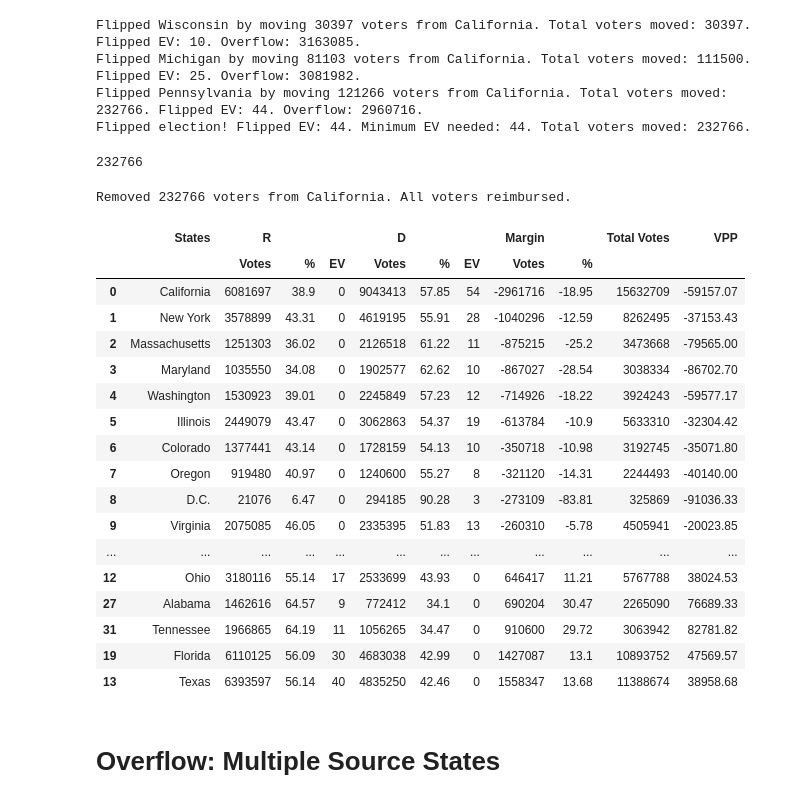
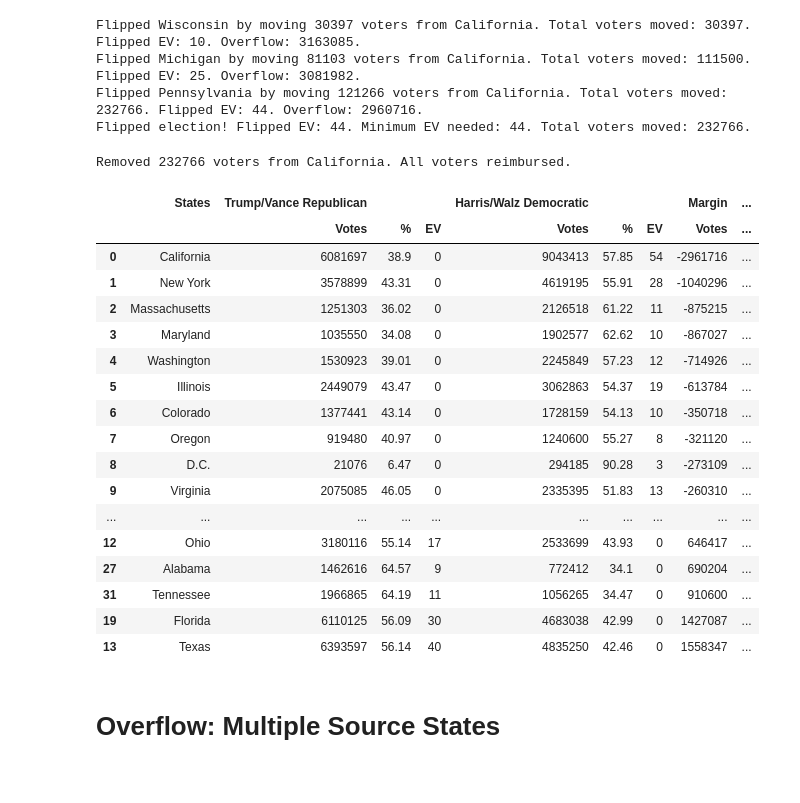
Before and after one commit to yashas-anil/election-flippers, a Jupyter notebook: 2024_election_flippers.ipynb, the cells around one changed output. Saved outputs shown, nothing was run; the diff lists cells and outputs as text; code cells hidden in the pictures.

```diff
--- a/2024_election_flippers.ipynb
+++ b/2024_election_flippers.ipynb
@@ -147,6 +166,6 @@ Name: 56, dtype: object
 # %% [markdown]
 Voters per Point (VPP) is a metric to determine whether a state should be flipped. It is defined as Margin(voters)/StateEV, and tells us how many voters each flipped EV point "costs". Therefore we want to start our flipping algorithm on those with the lowest VPP, which have the most value for their cost. Additionally, when using an underflow algorithm, we want to sacrifice our high VPP states, because they are the least worth flipping.
 # %%
-num_df['VPP']=num_df["Margin"]['Votes']/(num_df["D"]['EV']+num_df["R"]['EV'])
+num_df['VPP']=num_df["Margin"]['Votes']/(num_df[oglos]['EV']+num_df[ogwin]['EV'])
 num_df['VPP']=num_df['VPP'].astype(float).round(2)
 # sort_df=num_df.sort_values(by='VPP')
@@ -162,12 +176,12 @@ Algorithm also has to keep track of votes being siphoned from source states
 # %%
 # Minimum EV
 import math
-nat_total_EV=national[("R","EV")]+national[("D","EV")]
+nat_total_EV=national[(ogwin,"EV")]+national[(oglos,"EV")]
 if nat_total_EV%2==0:
   threshold_EV=int(nat_total_EV/2)+1
 else:
   threshold_EV=math.ceil(nat_total_EV/2)
-minimum_EV=threshold_EV-national[("D","EV")] #the minimum EV to flip to flip the entire election
+minimum_EV=threshold_EV-national[(oglos,"EV")] #the minimum EV to flip to flip the entire election
 minimum_EV
 # %% [output]
 44
@@ -280,14 +247,14 @@ while i<sources and j<len(mol_df): # while we still have source states and targe
 
     state_voters_moved=target_state.loc[("Margin","Votes")]+mini_margin
     # change votes
-    mol_df.loc[j,("D","Votes")]=int(mol_df.loc[j,("D","Votes")])+state_voters_moved
+    mol_df.loc[j,(oglos,"Votes")]=int(mol_df.loc[j,(oglos,"Votes")])+state_voters_moved
     mol_df.loc[j,"Total Votes"]=int(mol_df["Total Votes"].iloc[j])+state_voters_moved
     mol_df.loc[j,("Margin","Votes")]=mini_margin*(-1)
 
     # change EV
-    flipped_EV=flipped_EV+mol_df.loc[j,("R","EV")]
-    mol_df.loc[j,("D","EV")]=mol_df.loc[j,("R","EV")]
-    mol_df.loc[j,("R","EV")]=0
+    flipped_EV=flipped_EV+mol_df.loc[j,(ogwin,"EV")]
+    mol_df.loc[j,(oglos,"EV")]=mol_df.loc[j,(ogwin,"EV")]
+    mol_df.loc[j,(ogwin,"EV")]=0
 
     # change overflow
     overflow=overflow-state_voters_moved
@@ -318,10 +285,6 @@ Flipped Wisconsin by moving 30397 voters from California. Total voters moved: 30
 Flipped Michigan by moving 81103 voters from California. Total voters moved: 111500. Flipped EV: 25. Overflow: 3081982.
 Flipped Pennsylvania by moving 121266 voters from California. Total voters moved: 232766. Flipped EV: 44. Overflow: 2960716.
 Flipped election! Flipped EV: 44. Minimum EV needed: 44. Total voters moved: 232766.
-# %%
-total_voters_moved
-# %% [output]
-232766
 # %%
 # update the source states
 mow_df=losers_df.copy(deep=True)
@@ -333,7 +296,7 @@ while i<sources:
         state_voters_removed=mow_df.loc[i,("Margin","Votes")]*(-1)-mini_margin
 
         # change votes
-        mow_df.loc[i,("D","Votes")]=int(mow_df.loc[i,("D","Votes")])-state_voters_removed
+        mow_df.loc[i,(oglos,"Votes")]=int(mow_df.loc[i,(oglos,"Votes")])-state_voters_removed
         mow_df.loc[i,"Total Votes"]=int(mow_df["Total Votes"].iloc[i])-state_voters_removed
         mow_df.loc[i,("Margin","Votes")]=mini_margin*(-1)
 
@@ -343,7 +306,7 @@ while i<sources:
         state_voters_removed=reimburse
 
         # change votes
-        mow_df.loc[i,("D","Votes")]=int(mow_df.loc[i,("D","Votes")])-state_voters_removed
+        mow_df.loc[i,(oglos,"Votes")]=int(mow_df.loc[i,(oglos,"Votes")])-state_voters_removed
         mow_df.loc[i,"Total Votes"]=int(mow_df["Total Votes"].iloc[i])-state_voters_removed
         mow_df.loc[i,("Margin","Votes")]=mow_df.loc[i,("Margin","Votes")]+state_voters_removed
 
@@ -357,32 +320,32 @@ Removed 232766 voters from California. All voters reimbursed.
 # %%
 # concatenate the winner and loser
 mfinal_df=pd.concat([mol_df,mow_df]).sort_values(by=[("Margin","Votes")])
 
 #update percentages
-mfinal_df.loc[:,("D","%")]=(mfinal_df.loc[:,("D","Votes")]/mfinal_df.loc[:,"Total Votes"]).astype(float).round(4)*100
-mfinal_df.loc[:,("R","%")]=(mfinal_df.loc[:,("R","Votes")]/mfinal_df.loc[:,"Total Votes"]).astype(float).round(4)*100
+mfinal_df.loc[:,(oglos,"%")]=(mfinal_df.loc[:,(oglos,"Votes")]/mfinal_df.loc[:,"Total Votes"]).astype(float).round(4)*100
+mfinal_df.loc[:,(ogwin,"%")]=(mfinal_df.loc[:,(ogwin,"Votes")]/mfinal_df.loc[:,"Total Votes"]).astype(float).round(4)*100
 mfinal_df.loc[:,("Margin","%")]=(mfinal_df.loc[:,("Margin","Votes")]/mfinal_df.loc[:,"Total Votes"]).astype(float).round(4)*100
 
 mfinal_df
 # %% [output]
-|  | States | R |  |  | D |  |  | Margin |  | Total Votes | VPP |
-|  |  | Votes | % | EV | Votes | % | EV | Votes | % |  |  |
-| 0 | California | 6081697 | 38.9 | 0 | 9043413 | 57.85 | 54 | -2961716 | -18.95 | 15632709 | -59157.07 |
-| 1 | New York | 3578899 | 43.31 | 0 | 4619195 | 55.91 | 28 | -1040296 | -12.59 | 8262495 | -37153.43 |
-| 2 | Massachusetts | 1251303 | 36.02 | 0 | 2126518 | 61.22 | 11 | -875215 | -25.2 | 3473668 | -79565.00 |
-| 3 | Maryland | 1035550 | 34.08 | 0 | 1902577 | 62.62 | 10 | -867027 | -28.54 | 3038334 | -86702.70 |
-| 4 | Washington | 1530923 | 39.01 | 0 | 2245849 | 57.23 | 12 | -714926 | -18.22 | 3924243 | -59577.17 |
-| 5 | Illinois | 2449079 | 43.47 | 0 | 3062863 | 54.37 | 19 | -613784 | -10.9 | 5633310 | -32304.42 |
-| 6 | Colorado | 1377441 | 43.14 | 0 | 1728159 | 54.13 | 10 | -350718 | -10.98 | 3192745 | -35071.80 |
-| 7 | Oregon | 919480 | 40.97 | 0 | 1240600 | 55.27 | 8 | -321120 | -14.31 | 2244493 | -40140.00 |
-| 8 | D.C. | 21076 | 6.47 | 0 | 294185 | 90.28 | 3 | -273109 | -83.81 | 325869 | -91036.33 |
-| 9 | Virginia | 2075085 | 46.05 | 0 | 2335395 | 51.83 | 13 | -260310 | -5.78 | 4505941 | -20023.85 |
-| ... | ... | ... | ... | ... | ... | ... | ... | ... | ... | ... | ... |
-| 12 | Ohio | 3180116 | 55.14 | 17 | 2533699 | 43.93 | 0 | 646417 | 11.21 | 5767788 | 38024.53 |
-| 27 | Alabama | 1462616 | 64.57 | 9 | 772412 | 34.1 | 0 | 690204 | 30.47 | 2265090 | 76689.33 |
-| 31 | Tennessee | 1966865 | 64.19 | 11 | 1056265 | 34.47 | 0 | 910600 | 29.72 | 3063942 | 82781.82 |
-| 19 | Florida | 6110125 | 56.09 | 30 | 4683038 | 42.99 | 0 | 1427087 | 13.1 | 10893752 | 47569.57 |
-| 13 | Texas | 6393597 | 56.14 | 40 | 4835250 | 42.46 | 0 | 1558347 | 13.68 | 11388674 | 38958.68 |
+|  | States | Trump/Vance Republican |  |  | Harris/Walz Democratic |  |  | Margin | ... |
+|  |  | Votes | % | EV | Votes | % | EV | Votes | ... |
+| 0 | California | 6081697 | 38.9 | 0 | 9043413 | 57.85 | 54 | -2961716 | ... |
+| 1 | New York | 3578899 | 43.31 | 0 | 4619195 | 55.91 | 28 | -1040296 | ... |
+| 2 | Massachusetts | 1251303 | 36.02 | 0 | 2126518 | 61.22 | 11 | -875215 | ... |
+| 3 | Maryland | 1035550 | 34.08 | 0 | 1902577 | 62.62 | 10 | -867027 | ... |
+| 4 | Washington | 1530923 | 39.01 | 0 | 2245849 | 57.23 | 12 | -714926 | ... |
+| 5 | Illinois | 2449079 | 43.47 | 0 | 3062863 | 54.37 | 19 | -613784 | ... |
+| 6 | Colorado | 1377441 | 43.14 | 0 | 1728159 | 54.13 | 10 | -350718 | ... |
+| 7 | Oregon | 919480 | 40.97 | 0 | 1240600 | 55.27 | 8 | -321120 | ... |
+| 8 | D.C. | 21076 | 6.47 | 0 | 294185 | 90.28 | 3 | -273109 | ... |
+| 9 | Virginia | 2075085 | 46.05 | 0 | 2335395 | 51.83 | 13 | -260310 | ... |
+| ... | ... | ... | ... | ... | ... | ... | ... | ... | ... |
+| 12 | Ohio | 3180116 | 55.14 | 17 | 2533699 | 43.93 | 0 | 646417 | ... |
+| 27 | Alabama | 1462616 | 64.57 | 9 | 772412 | 34.1 | 0 | 690204 | ... |
+| 31 | Tennessee | 1966865 | 64.19 | 11 | 1056265 | 34.47 | 0 | 910600 | ... |
+| 19 | Florida | 6110125 | 56.09 | 30 | 4683038 | 42.99 | 0 | 1427087 | ... |
+| 13 | Texas | 6393597 | 56.14 | 40 | 4835250 | 42.46 | 0 | 1558347 | ... |
 # %% [markdown]
 # Overflow: Multiple Source States
 # %%
```
Also changed, not shown: parts of 17 cells of this notebook, 1 other file.
